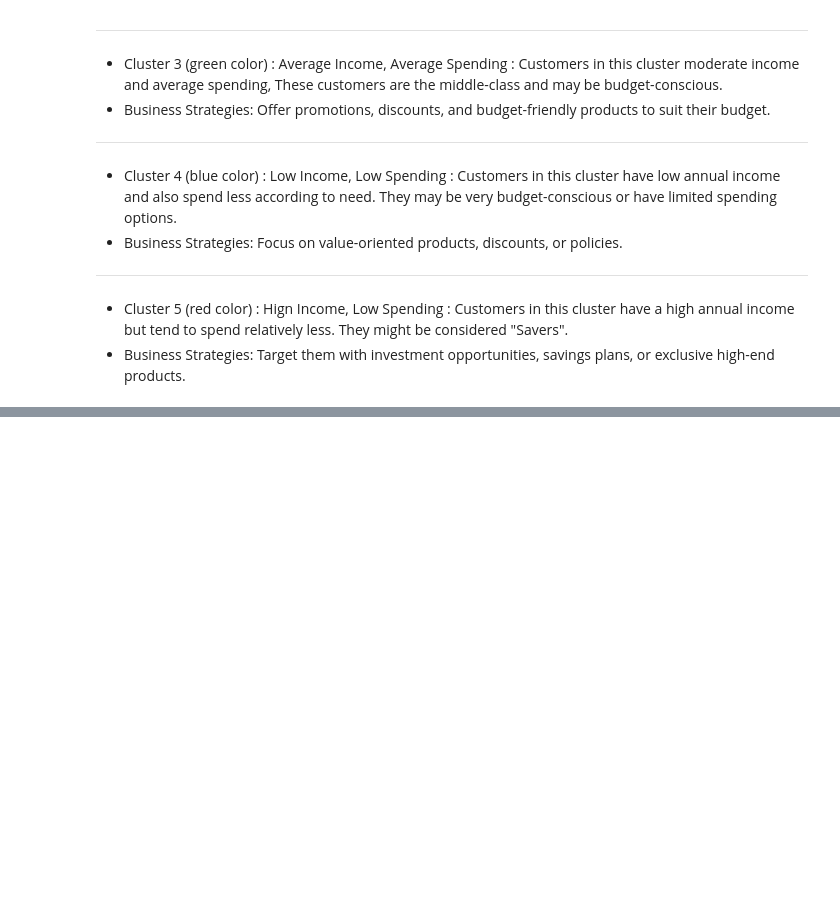
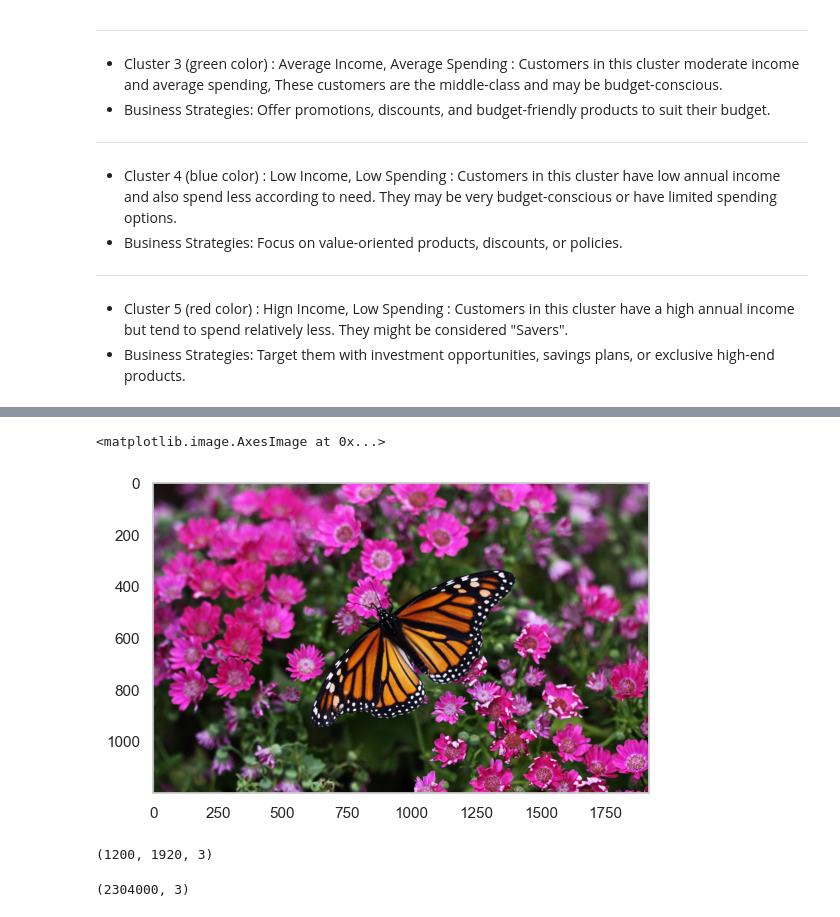
Before and after one commit to kavan-mistry/prml, a Jupyter notebook: prml_assignment_8_k-means_clustering.ipynb, the cells around one changed output, grey strips where cells are left out. Drawn from its saved outputs; the diff is of its cells as text; code cells hidden in the pictures; blank space fills up the shorter version.

Commit message:
done with optional challange

```diff
--- a/prml_assignment_8_k-means_clustering.ipynb
+++ b/prml_assignment_8_k-means_clustering.ipynb
@@ -314,0 +325,19 @@ Text(0.5, 1.0, 'K-means Clustering with K=5')
+# %%
+img = plt.imread("E:\LABS\data_set\prml_lab-8_optional_challange.jpg")
+plt.grid(False)
+plt.imshow(img)
+# %% [output]
+<matplotlib.image.AxesImage at 0x...>
+[figure, added]
+# %%
+img.shape
+# %% [output]
+(1200, 1920, 3)
+# %%
+# reshaping image in 2D form
+
+data = img / 255.0
+data = data.reshape(img.shape[0] * img.shape[1], img.shape[2])
+data.shape
+# %% [output]
+(2304000, 3)
```
Also changed, not shown: parts of 16 cells of this notebook.
